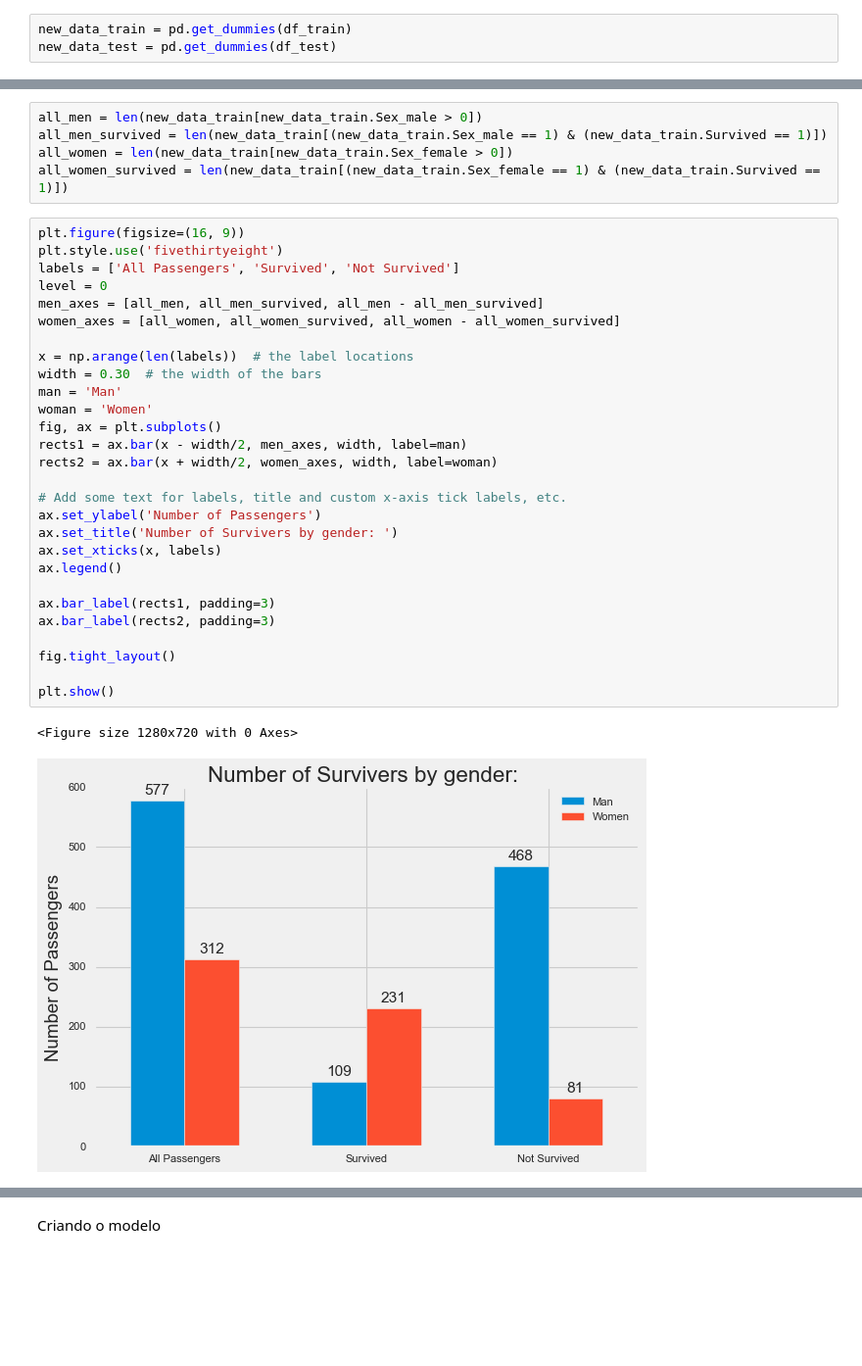
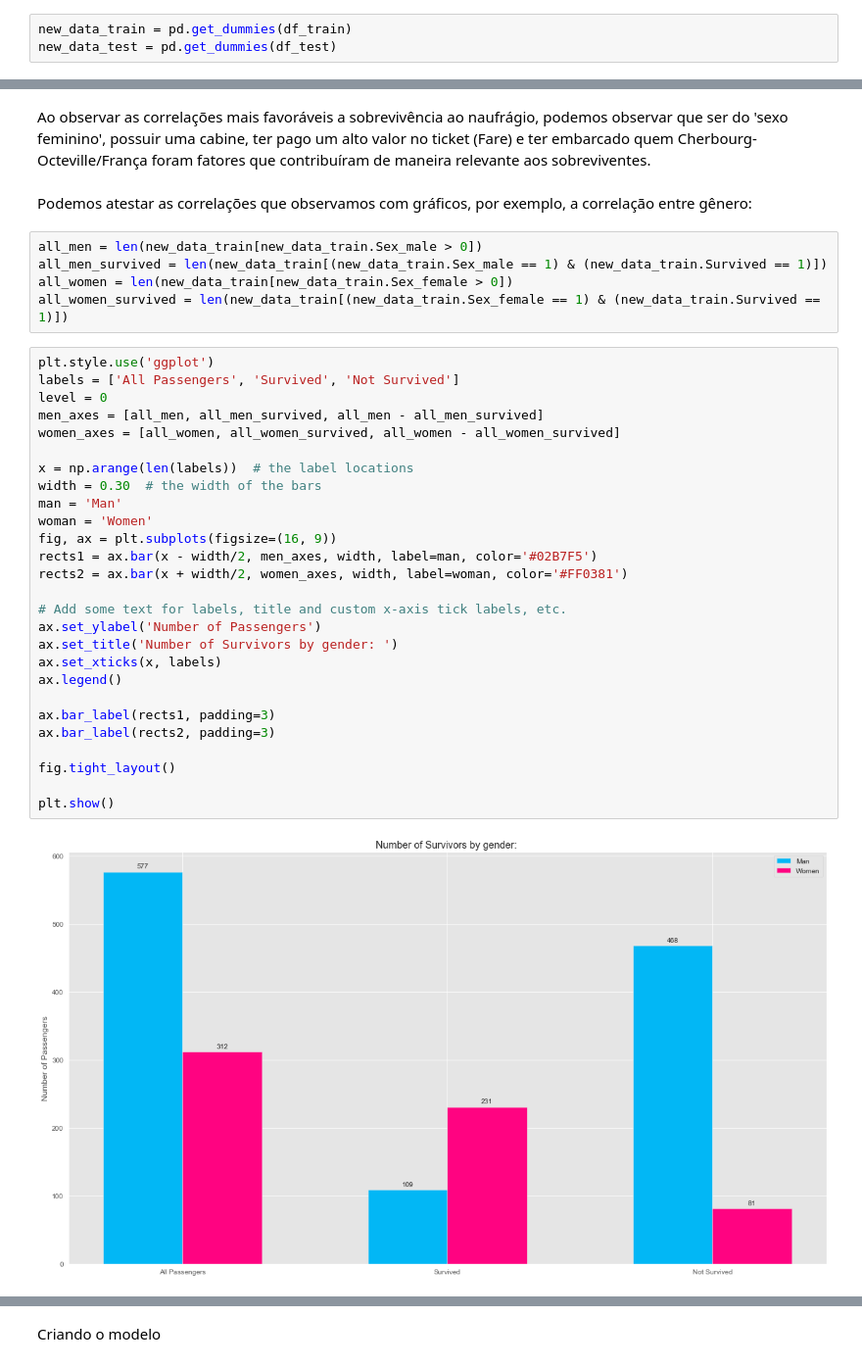
Before and after one commit to ahpqmiranda/dasboards, a Jupyter notebook: data/titanic decision tree/titanic decision tree.ipynb, the cells around one changed output, grey strips where cells are left out. Shown: that part at 98% size. Drawn from its saved outputs; the diff is of its cells as text; blank space fills up the shorter version.

```diff
--- a/data/titanic decision tree/titanic decision tree.ipynb
+++ b/data/titanic decision tree/titanic decision tree.ipynb
@@ -148,36 +232,38 @@ Vamos definir as features para o modelo e o seu target
+# %% [markdown]
+Ao observar as correlações mais favoráveis a sobrevivência ao naufrágio, podemos observar que ser do 'sexo feminino', possuir uma cabine, ter pago um alto valor no ticket (Fare) e ter embarcado quem Cherbourg-Octeville/França foram fatores que contribuíram de maneira relevante aos sobreviventes.
+# %% [markdown]
+Podemos atestar as correlações que observamos com gráficos, por exemplo, a correlação entre gênero:
 # %%
 all_men = len(new_data_train[new_data_train.Sex_male > 0])
 all_men_survived = len(new_data_train[(new_data_train.Sex_male == 1) & (new_data_train.Survived == 1)])
 all_women = len(new_data_train[new_data_train.Sex_female > 0])
 all_women_survived = len(new_data_train[(new_data_train.Sex_female == 1) & (new_data_train.Survived == 1)])
 # %%
-plt.figure(figsize=(16, 9))
-plt.style.use('fivethirtyeight')
+plt.style.use('ggplot')
 labels = ['All Passengers', 'Survived', 'Not Survived']
 level = 0
 men_axes = [all_men, all_men_survived, all_men - all_men_survived]
 women_axes = [all_women, all_women_survived, all_women - all_women_survived]
 
 x = np.arange(len(labels))  # the label locations
 width = 0.30  # the width of the bars
 man = 'Man'
 woman = 'Women'
-fig, ax = plt.subplots()
-rects1 = ax.bar(x - width/2, men_axes, width, label=man)
-rects2 = ax.bar(x + width/2, women_axes, width, label=woman)
+fig, ax = plt.subplots(figsize=(16, 9))
+rects1 = ax.bar(x - width/2, men_axes, width, label=man, color='#02B7F5')
+rects2 = ax.bar(x + width/2, women_axes, width, label=woman, color='#FF0381')
 
 # Add some text for labels, title and custom x-axis tick labels, etc.
 ax.set_ylabel('Number of Passengers')
-ax.set_title('Number of Survivers by gender: ')
+ax.set_title('Number of Survivors by gender: ')
 ax.set_xticks(x, labels)
 ax.legend()
 
 ax.bar_label(rects1, padding=3)
 ax.bar_label(rects2, padding=3)
 
 fig.tight_layout()
 
 plt.show()
 # %% [output]
-<Figure size 1280x720 with 0 Axes>
-[figure, old version]
+[figure, new version]
```
Also changed, not shown: parts of 18 cells of this notebook, 3 other files.
